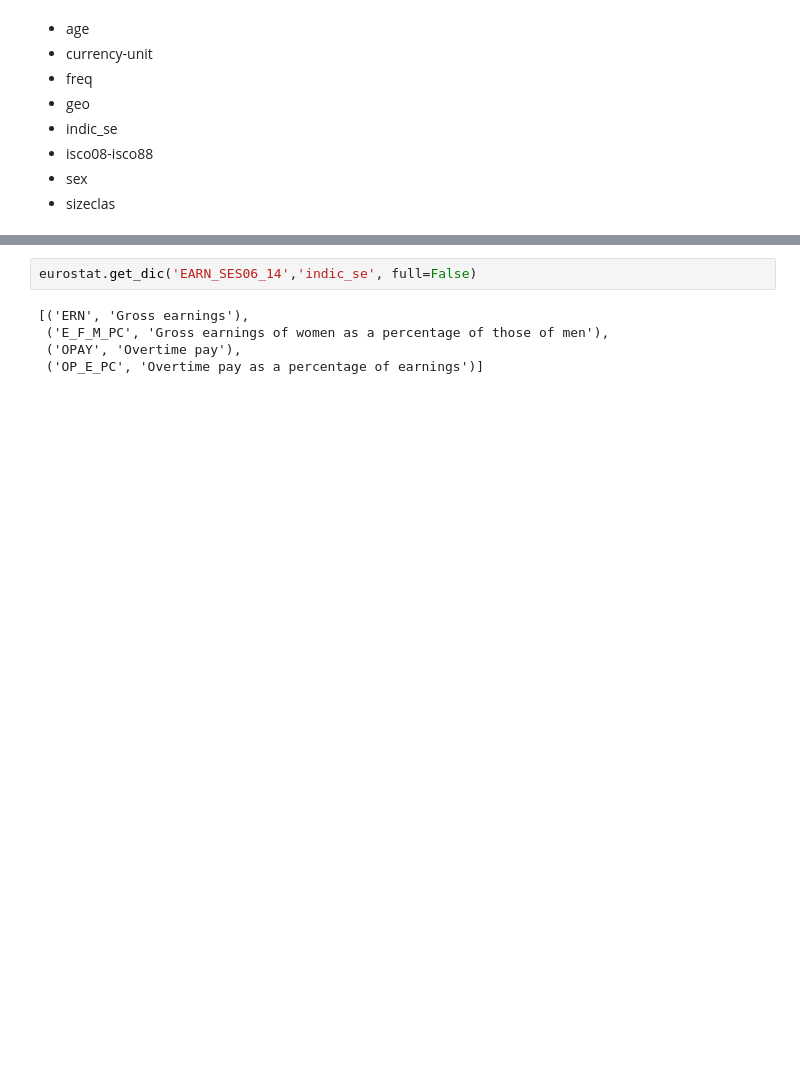
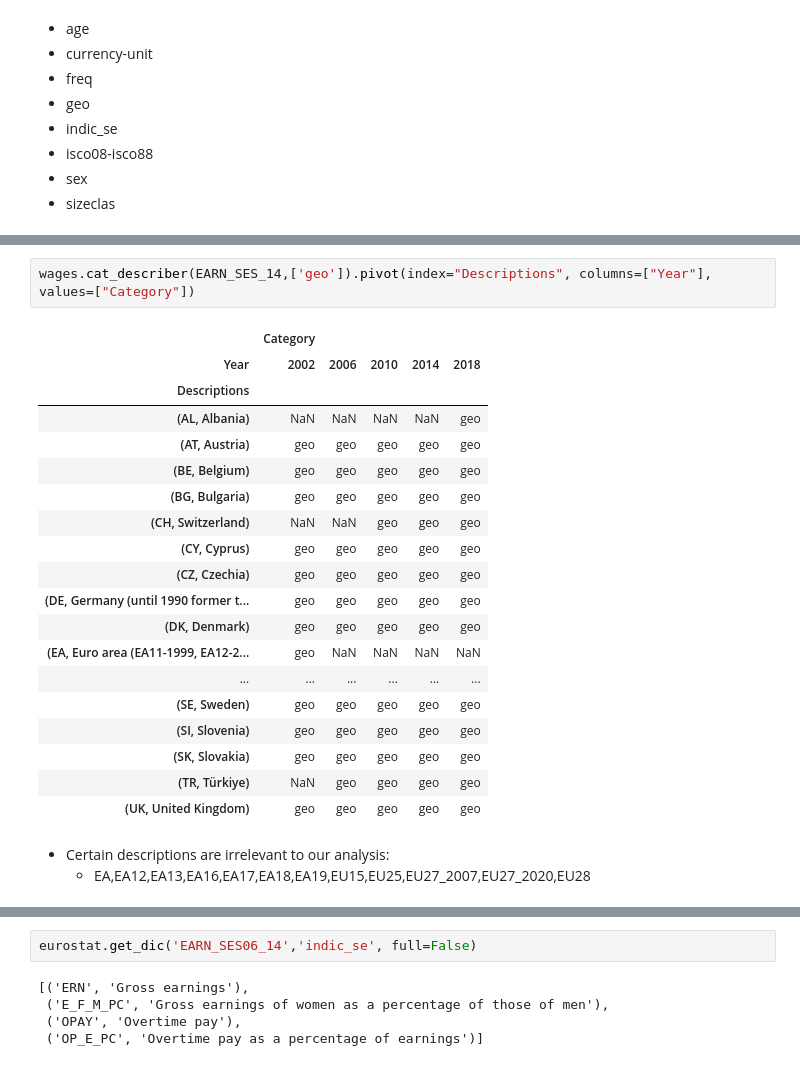
Before and after one commit to mehmetcandfx/Technology-Trade-Employment, a Jupyter notebook: Code/Data_Discovrery_Wages.ipynb, the cells around one changed output, grey strips where cells are left out. Cells and saved outputs as stored; diff of their text form; blank space fills up the shorter version.

```diff
--- a/Code/Data_Discovrery_Wages.ipynb
+++ b/Code/Data_Discovrery_Wages.ipynb
@@ -114,0 +354,25 @@ KeyError: "None of ['Dataset', 'Year'] are in the columns"
+# %%
+wages.cat_describer(EARN_SES_14,['geo']).pivot(index="Descriptions", columns=["Year"], values=["Category"])
+# %% [output]
+|  | Category |  |  |  |  |
+| Year | 2002 | 2006 | 2010 | 2014 | 2018 |
+| Descriptions |  |  |  |  |  |
+| (AL, Albania) | NaN | NaN | NaN | NaN | geo |
+| (AT, Austria) | geo | geo | geo | geo | geo |
+| (BE, Belgium) | geo | geo | geo | geo | geo |
+| (BG, Bulgaria) | geo | geo | geo | geo | geo |
+| (CH, Switzerland) | NaN | NaN | geo | geo | geo |
+| (CY, Cyprus) | geo | geo | geo | geo | geo |
+| (CZ, Czechia) | geo | geo | geo | geo | geo |
+| (DE, Germany (until 1990 former t... | geo | geo | geo | geo | geo |
+| (DK, Denmark) | geo | geo | geo | geo | geo |
+| (EA, Euro area (EA11-1999, EA12-2... | geo | NaN | NaN | NaN | NaN |
+| ... | ... | ... | ... | ... | ... |
+| (SE, Sweden) | geo | geo | geo | geo | geo |
+| (SI, Slovenia) | geo | geo | geo | geo | geo |
+| (SK, Slovakia) | geo | geo | geo | geo | geo |
+| (TR, Türkiye) | NaN | geo | geo | geo | geo |
+| (UK, United Kingdom) | geo | geo | geo | geo | geo |
+# %% [markdown]
+* Certain descriptions are irrelevant to our analysis:<br>
+    - EA,EA12,EA13,EA16,EA17,EA18,EA19,EU15,EU25,EU27_2007,EU27_2020,EU28
```
Also changed, not shown: parts of 64 cells of this notebook, 5 other files.
